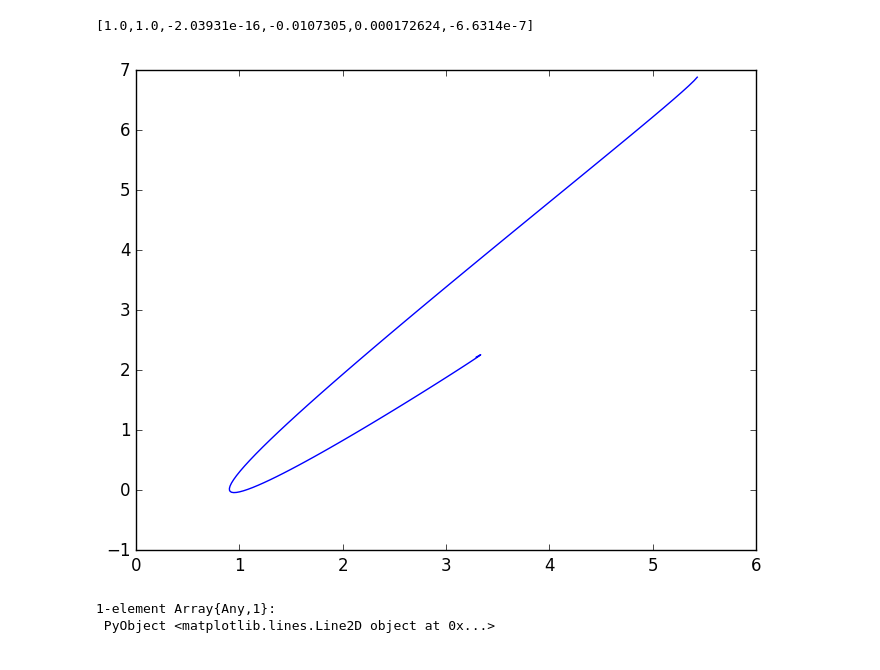
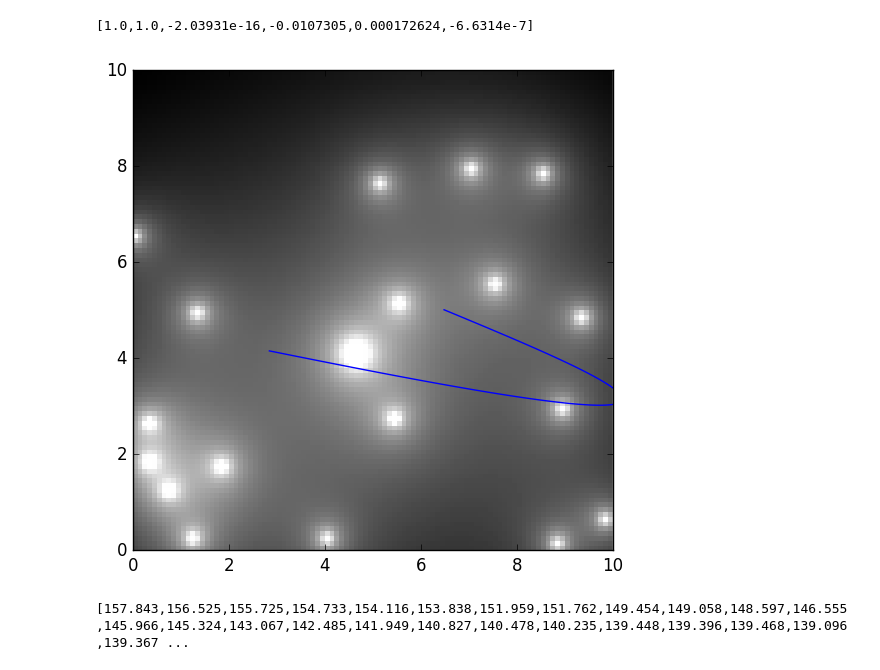
Before and after one commit to stefantj/polynomial-path-smoothing, a Jupyter notebook: LocalPolyPlanner.ipynb, the cells around one changed output. Saved outputs shown, nothing was run; the diff lists cells and outputs as text; code cells hidden in the pictures.

```diff
--- a/LocalPolyPlanner.ipynb
+++ b/LocalPolyPlanner.ipynb
@@ -462,9 +459,10 @@ println(x_coeffs)
 # %% [output]
 [1.0,1.0,-2.03931e-16,-0.0107305,0.000172624,-6.6314e-7]
 # %%
-plotTimes = linspace(0,times[end],100);
-plot(evaluate_poly(x_coeffs,0,plotTimes), evaluate_poly(y_coeffs,0,plotTimes))
+    plot(evaluate_poly(x_coeffs,0,plotTimes), evaluate_poly(y_coeffs,0,plotTimes));
+    imshow(temp_costmap,cmap="gray", interpolation="none",extent=[0,width,0,width])
+
+println(costmap[cells])
 # %% [output]
-[figure, old version]
+[figure, new version]
-1-element Array{Any,1}:
- PyObject <matplotlib.lines.Line2D object at 0x...>
+[157.843,156.525,155.725,154.733,154.116,153.838,151.959,151.762,149.454,149.058,148.597,146.555,145.966,145.324,143.067,142.485,141.949,140.827,140.478,140.235,139.448,139.396,139.468,139.096,139.367 ...
```
Also changed, not shown: parts of 3 cells of this notebook.
